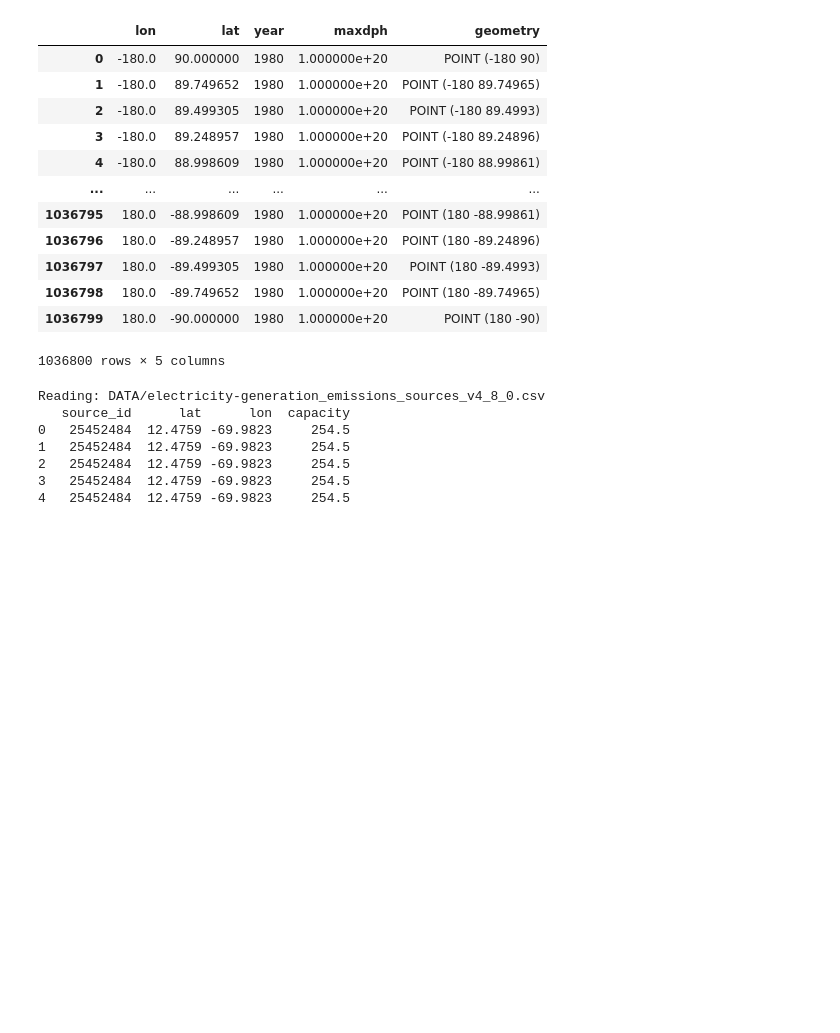
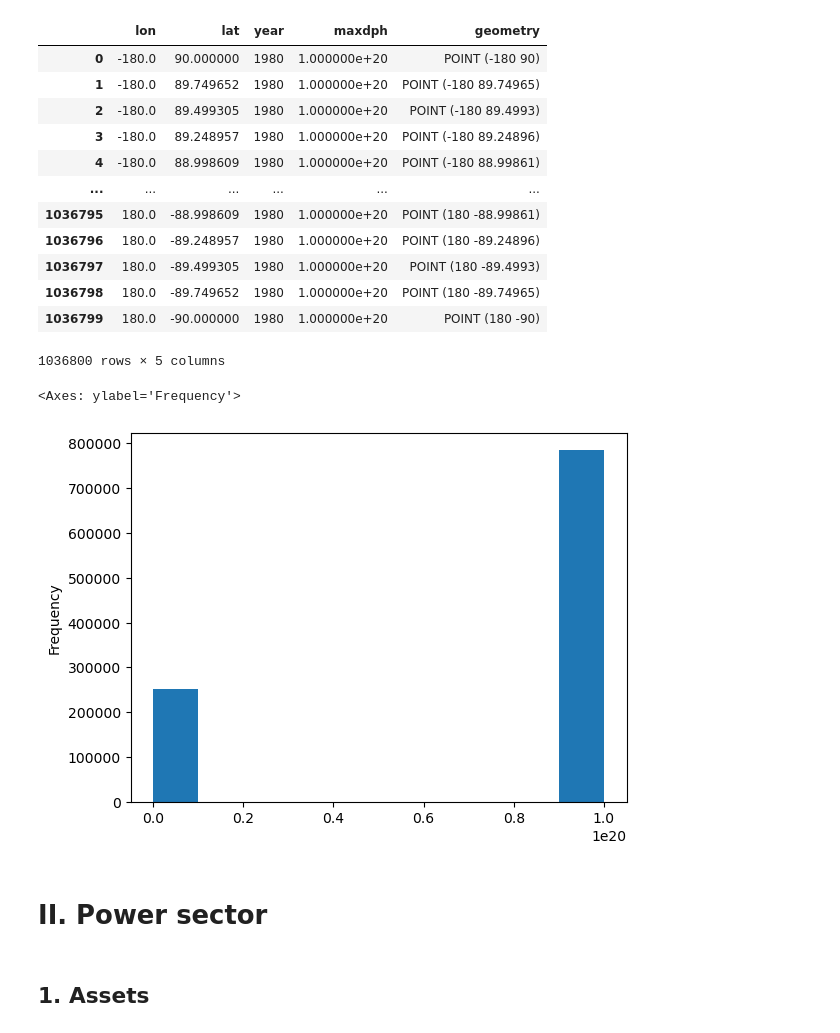
Before and after one commit to hamadasaleh/flood_risks, a Jupyter notebook: notebooks/read_max_depth.ipynb, the cells around one changed output. Saved outputs shown, nothing was run; the diff lists cells and outputs as text; code cells hidden in the pictures; blank space fills up the shorter version.

```diff
--- a/notebooks/read_max_depth.ipynb
+++ b/notebooks/read_max_depth.ipynb
@@ -107,35 +112,37 @@ dph
 | 1036798 | 180.0 | -89.749652 | 1980 | 1.000000e+20 | POINT (180 -89.74965) |
 | 1036799 | 180.0 | -90.000000 | 1980 | 1.000000e+20 | POINT (180 -90) |
 1036800 rows × 5 columns
+# %%
+# TODO: remove nan values 1E20
+dph["maxdph"].plot.hist()
+# %% [output]
+<Axes: ylabel='Frequency'>
+[figure, added]
+# %% [markdown]
+# II. Power sector
+# %% [markdown]
+## 1. Assets
 # %%
 import zipfile
 import pandas as pd
 from fnmatch import fnmatch
 from pathlib import Path
 
-usecols = ["source_id", "lat", "lon", "capacity"]
-zip_path = Path("../data/power.zip")
-with zipfile.ZipFile(zip_path, 'r') as zip_ref:
-    all_files = zip_ref.namelist()
 
-    # Pattern to match (works in any subfolder)
-    pattern = "*_emissions_sources_v*.csv"
-    matching_files = [f for f in all_files if fnmatch(f.split('/')[-1], pattern)]
 
-    if matching_files:
-        csv_path = matching_files[0]
-        print(f"Reading: {csv_path}")
+def read_csv_from_zip(zip_path, pat, usecols=None):
+    with zipfile.ZipFile(zip_path, 'r') as zip_ref:
+        all_files = zip_ref.namelist()
 
-        with zip_ref.open(csv_path) as csv_file:
-            power = pd.read_csv(csv_file, usecols=usecols)
-            print(power.head())
-    else:
-        print(f"No files found matching pattern: {pattern}")
+        # Pattern to match (works in any subfolder)
+        matching_files = [f for f in all_files if fnmatch(f.split('/')[-1], pat)]
+
+        if matching_files:
+            csv_path = matching_files[0]
+            print(f"Reading: {csv_path}")
+
+            with zip_ref.open(csv_path) as csv_file:
+                power = pd.read_csv(csv_file, usecols=usecols)
+                return power
+        else:
+            print(f"No files found matching pattern: {pat}")
-# %% [output]
-Reading: DATA/electricity-generation_emissions_sources_v4_8_0.csv
-   source_id      lat      lon  capacity
-0   25452484  12.4759 -69.9823     254.5
-1   25452484  12.4759 -69.9823     254.5
-2   25452484  12.4759 -69.9823     254.5
-3   25452484  12.4759 -69.9823     254.5
-4   25452484  12.4759 -69.9823     254.5
```
Also changed, not shown: parts of 26 cells of this notebook, 2 other files.
